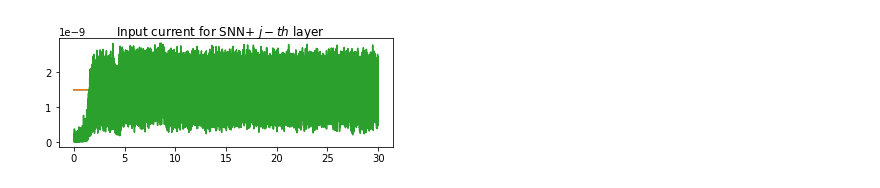
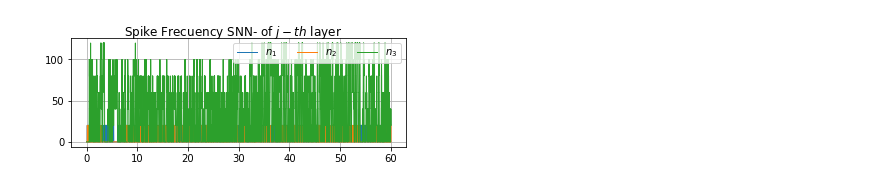
Before and after one commit to LuisGarcia-S/SNN-Kalman-Filtering, a Jupyter notebook: VanDerPol/VanDerPol.ipynb, the cells around one changed output. Drawn from its saved outputs; the diff is of its cells as text; code cells hidden in the pictures.

```diff
--- a/VanDerPol/VanDerPol.ipynb
+++ b/VanDerPol/VanDerPol.ipynb
@@ -245,0 +290,17 @@ for t in tqdm(tiempo):
+# %%
+
+fig, ax1 = plt.subplots(1, figsize=(6, 2))
+for (j,k), syn in np.ndenumerate(SNNP.synapses):
+    ax1.plot(tiempo[::5], np.array(syn.w_hist[::5])*1000, linewidth=1)
+ax1.set_title("Synaptic Weight Evolution for $Ens+$")
+ax1.set(xlabel = 'time[s]' , ylabel = 'Conductance[$mS$]')
+ax1.grid()
+fig.savefig('WeightEvSNNP.pdf')
+
+fig, ax2 = plt.subplots(1, figsize=(6, 2))
+for (j,k), syn in np.ndenumerate(SNNN.synapses):
+    ax2.plot(tiempo[::5], np.array(syn.w_hist[::5])*1000, linewidth=1)
+ax2.set_title("Synaptic Weight Evolution for $Ens-$")
+ax2.set(xlabel = 'time[s]' , ylabel = 'Conductance[$mS$]')
+ax2.grid()
+fig.savefig('WeightEvSNNN.pdf')
@@ -246,36 +310,53 @@ for t in tqdm(tiempo):
 # %%
 
+def frecuenciaDisaparo(T, timeline, spikes):
+    frec_history = []
+    for t in timeline:
+        spikes_left = spikes[spikes < t]        #buscando los spikes dentro de la ventana T
+        spikes_in = spikes_left[spikes_left >(t-T)]
+        f = (len(spikes_in))  * (1/T)
+        frec_history.append(f)
+    return np.array(frec_history)
 
-fig, ax = plt.subplots(1, figsize = (6,2))
+T = 0.05
+fig, ax = plt.subplots(1, figsize=(6, 2))
 for k,neuron in enumerate(SNNP.j_layer):
-    ax.plot(tiempo[::5], neuron.Isyn_hist[::5], label = "SNNP j_layer")
-# ax[0].legend()
-# ax[1].legend()
-fig.suptitle("Input current for SNN+ $j-th$ layer")
-fig.savefig('InputCurrentSNNPjlayer.pdf')
+    frec_hist = frecuenciaDisaparo(T, tiempo, np.array(neuron.firing_hist))
+    ax.plot(tiempo[::10], frec_hist[::10], label = "$n_{}$".format(k+1), linewidth=1)
 
-fig, ax = plt.subplots(1, figsize = (6,2))
+ax.legend(loc = 1, ncol=4)
+ax.grid()
+fig.suptitle("Spike Frecuency SNN+ of $j-th$ layer")
+# fig.savefig('SPKFRECSNNPjlayer.pdf')
+
+fig, ax = plt.subplots(1, figsize=(6, 2))
 for k,neuron in enumerate(SNNP.k_layer):
-    ax.plot(tiempo[::5], neuron.Isyn_hist[::5], label = "SNNP j_layer")
-# ax[0].legend()
-# ax[1].legend()
-fig.suptitle("Input current for SNN+ $k-th$ layer")
-fig.savefig('InputCurrentSNNPklayer.pdf')
+    frec_hist = frecuenciaDisaparo(T, tiempo, np.array(neuron.firing_hist))
+    ax.plot(tiempo[::10], frec_hist[::10], label = "$n_{}$".format(k+1), linewidth=1)
 
-fig, ax = plt.subplots(1, figsize = (6,2))
-for k,neuron in enumerate(SNNN.j_layer):
-    ax.plot(tiempo[::5], neuron.Isyn_hist[::5], label = "SNNP j_layer")
-# ax[0].legend()
-# ax[1].legend()
-fig.suptitle("Input current for SNN+ $j-th$ layer")
-fig.savefig('InputCurrentSNNNjlayer.pdf')
+ax.legend(ncol=3)
+ax.grid()
+fig.suptitle("Spike Frecuency SNN+ of $k-th$ layer")
+# fig.savefig('SPKFRECSNNPklayer.pdf')
 
 
-fig, ax = plt.subplots(1, figsize = (6,2))
+fig, ax = plt.subplots(1, figsize=(6, 2))
+for k,neuron in enumerate(SNNN.j_layer):
+    frec_hist = frecuenciaDisaparo(T, tiempo, np.array(neuron.firing_hist))
+    ax.plot(tiempo[::10], frec_hist[::10], label = "$n_{}$".format(k+1), linewidth=1)
+
+ax.legend(loc = 1,ncol=4)
+ax.grid()
+fig.suptitle("Spike Frecuency SNN- of $j-th$ layer")
+# fig.savefig('SPKFRECSNNNjlayer.pdf')
+
+fig, ax = plt.subplots(1, figsize=(6, 2))
 for k,neuron in enumerate(SNNN.k_layer):
-    ax.plot(tiempo[::5], neuron.Isyn_hist[::5], label = "SNNP j_layer")
-# ax[0].legend()
-# ax[1].legend()
-fig.suptitle("Input current for SNN- $k-th$ layer")
-fig.savefig('InputCurrentSNNNklayer.pdf')
+    frec_hist = frecuenciaDisaparo(T, tiempo, np.array(neuron.firing_hist))
+    ax.plot(tiempo[::10], frec_hist[::10], label = "$n_{}$".format(k+1), linewidth=1)
+
+ax.legend(ncol=3)
+ax.grid()
+fig.suptitle("Spike Frecuency SNN- of $k-th$ layer")
+# fig.savefig('SPKFRECSNNNklayer.pdf')
 # %% [output]
@@ -284 +366 @@ fig.savefig('InputCurrentSNNNklayer.pdf')
-[figure, old version]
+[figure, new version]
```
Also changed, not shown: parts of 14 cells of this notebook, 1 other file.
